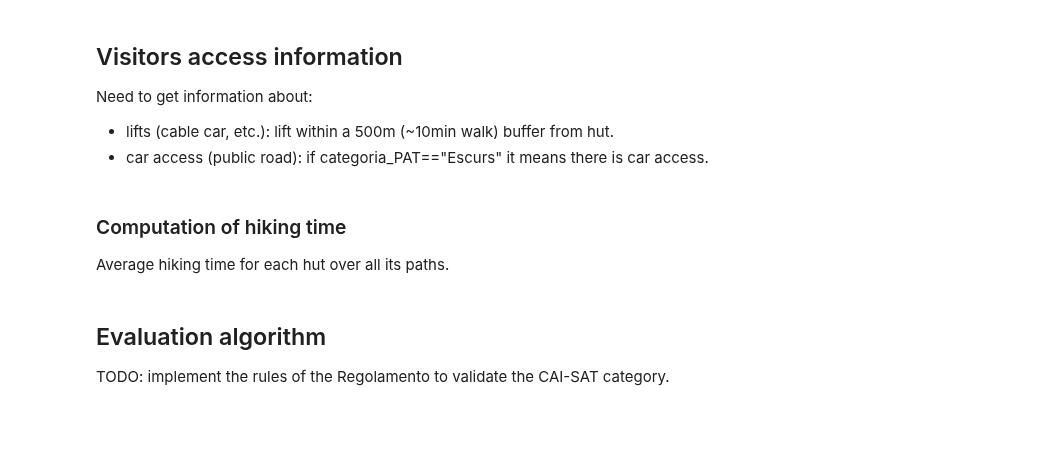
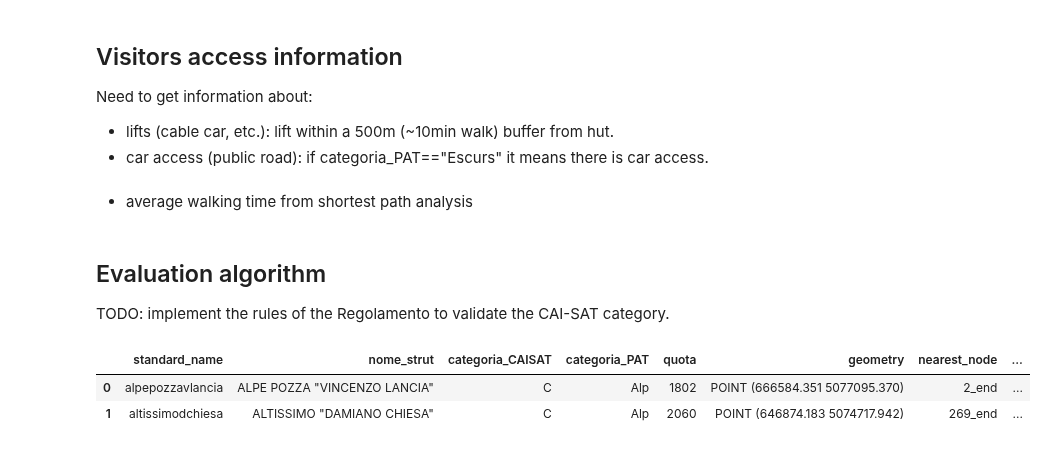
Before and after one commit to dclfbk/alpinehutsustainability, a Jupyter notebook: code/trails_to_huts.ipynb, the cells around one changed output. Cells and saved outputs as stored; diff of their text form; code cells hidden in the pictures; blank space fills up the shorter version.

```diff
--- a/code/trails_to_huts.ipynb
+++ b/code/trails_to_huts.ipynb
@@ -617,9 +621,41 @@ huts_gdf['lift_ids_within_2300m'] = huts_gdf['buffer_2300'].apply(get_lift_ids_w
 huts_gdf = huts_gdf.drop(columns=['buffer_2300'])
 # %%
 huts_gdf['car_access'] = huts_gdf['categoria_PAT'].apply(lambda x: True if x == 'Escurs' else False)
-# %% [markdown]
-### Computation of hiking time
-Average hiking time for each hut over all its paths.
+# %% [markdown]
+- average walking time from shortest path analysis
+# %%
+def process_walking_time(row, hut_metrics):
+    ''' Process walking time for each hut: average computed times for all
+    itineraries below 30km and 9 hours.
+
+    Parameters:
+    - row: a row from the huts_gdf GeoDataFrame.
+    - hut_metrics: the dictionary of results from analysis().
+
+    Returns:
+    - The average walking time for the hut in hours.minutes format.
+     '''
+
+    itineraries = hut_metrics[row['standard_name']]
+    walking_times = []
+    for start_node, metrics in itineraries.items():
+        if metrics['length'] < 30 and metrics['estimated_time'] < 9:
+            walking_times.append(metrics['estimated_time']*3600) # convert to seconds
+
+    if walking_times:
+        avg_time_seconds = np.mean(walking_times)
+        hours = int(avg_time_seconds // 3600)
+        minutes = int((avg_time_seconds % 3600) // 60)
+        res = f"{hours:02d}:{minutes:02d}"
+        return datetime.strptime(res, "%H:%M").time() #datetime object
+# %%
+huts_gdf['avg_walking_hrs'] = huts_gdf.apply(lambda row: process_walking_time(row, hut_metrics), axis=1)
 # %% [markdown]
 ## Evaluation algorithm
 TODO: implement the rules of the Regolamento to validate the CAI-SAT category.
+# %%
+huts_gdf.head(2)
+# %% [output]
+|  | standard_name | nome_strut | categoria_CAISAT | categoria_PAT | quota | geometry | nearest_node | ... |
+| 0 | alpepozzavlancia | ALPE POZZA "VINCENZO LANCIA" | C | Alp | 1802 | POINT (666584.351 5077095.370) | 2_end | ... |
+| 1 | altissimodchiesa | ALTISSIMO "DAMIANO CHIESA" | C | Alp | 2060 | POINT (646874.183 5074717.942) | 269_end | ... |
```
Also changed, not shown: parts of 16 cells of this notebook, 3 other files.
